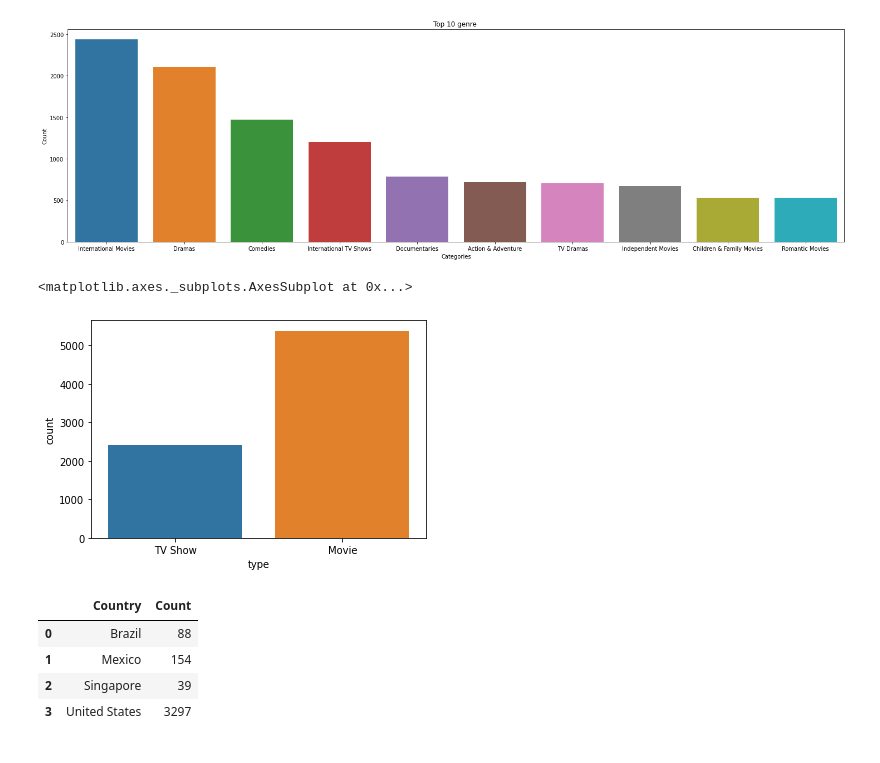
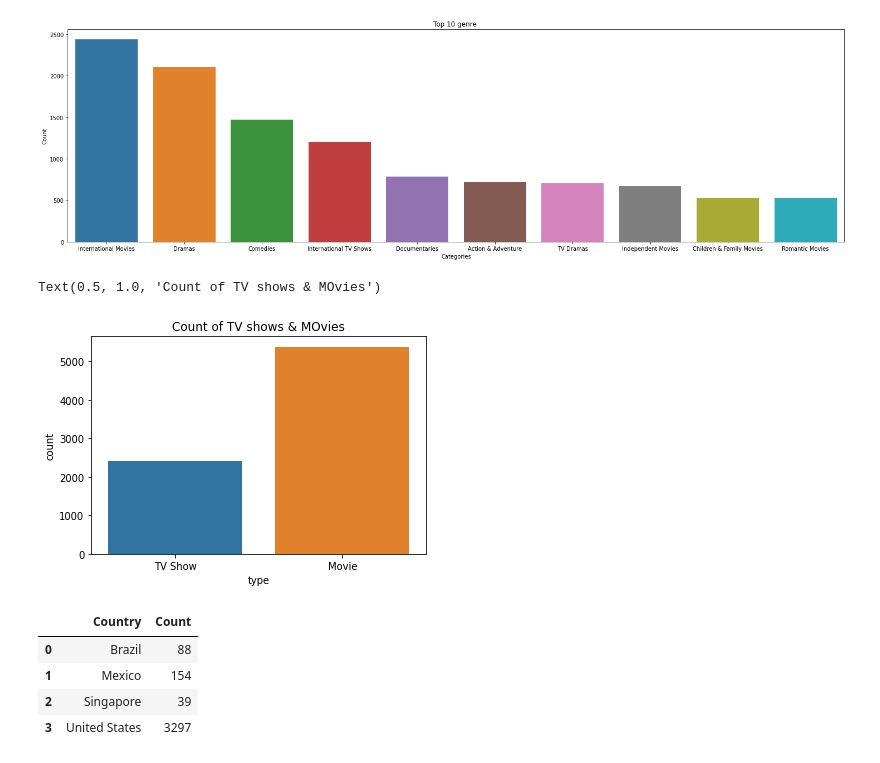
Before and after one commit to raghavendrakulkarni14/Netflix_clustering, a Jupyter notebook: RaghavendraAKulkarniNETFLIX_MOVIES_AND_TV_SHOWS_CLUSTERING.ipynb, the cells around one changed output. Cells and saved outputs as stored; diff of their text form; code cells hidden in the pictures.

```diff
--- a/RaghavendraAKulkarniNETFLIX_MOVIES_AND_TV_SHOWS_CLUSTERING.ipynb
+++ b/RaghavendraAKulkarniNETFLIX_MOVIES_AND_TV_SHOWS_CLUSTERING.ipynb
@@ -155,7 +165,8 @@ Text(0.5, 1.0, 'Top 10 genre ')
 [figure]
 # %%
 sns.countplot(x='type',data=df)
+plt.title('Count of TV shows & MOvies')
 # %% [output]
-<matplotlib.axes._subplots.AxesSubplot at 0x...>
+Text(0.5, 1.0, 'Count of TV shows & MOvies')
-[figure, old version]
+[figure, new version]
 # %%
```
Also changed, not shown: parts of 47 cells of this notebook.
